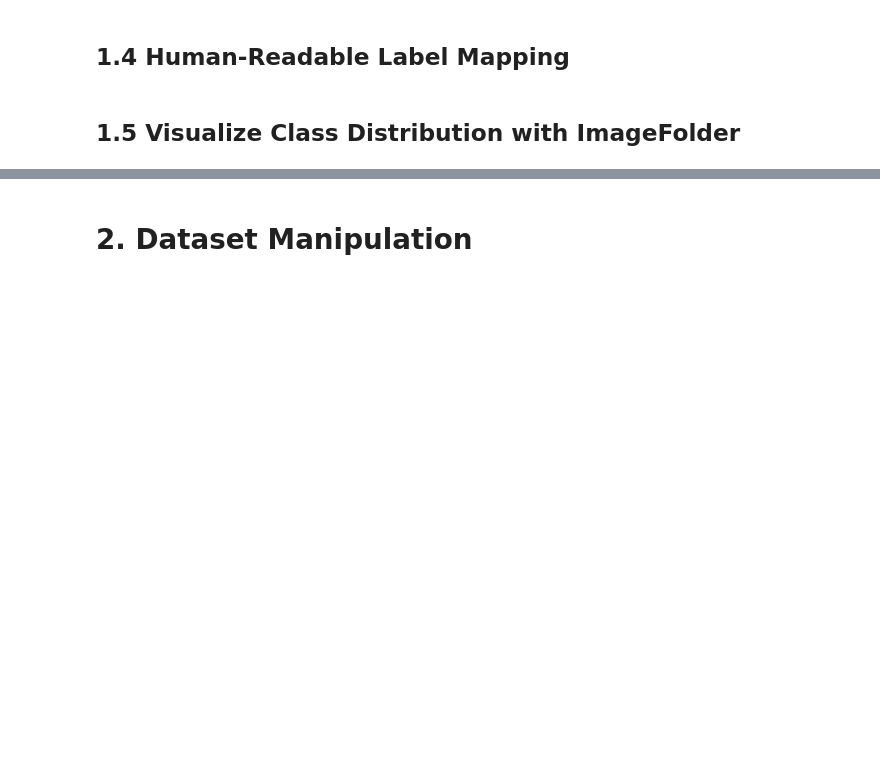
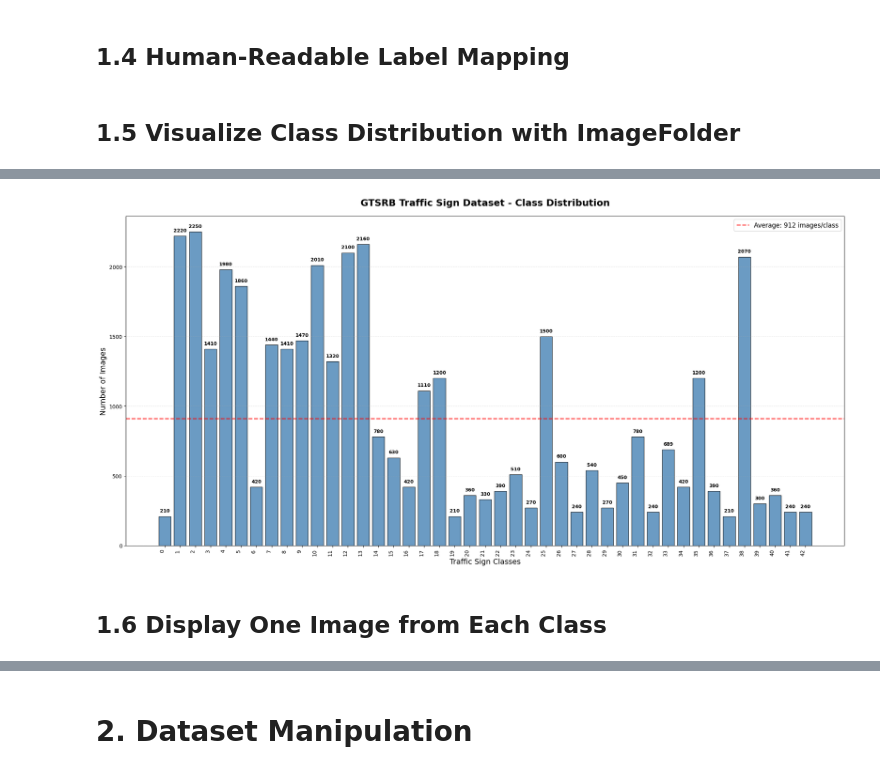
Before and after one commit to xiwei322/APS360_Project_Group9, a Jupyter notebook: traffic_sign_recognition.ipynb, the cells around one changed output, grey strips where cells are left out. Cells and saved outputs as stored; diff of their text form; code cells hidden in the pictures; blank space fills up the shorter version.

```diff
--- a/traffic_sign_recognition.ipynb
+++ b/traffic_sign_recognition.ipynb
@@ -22,7 +22,7 @@ import torch.optim as optim
 # %%
 ### Colab
 
-data_dir = "data/GTSRB/Final_Training/Images"
+data_dir = "GTSRB/Final_Training/Images"
 
 transform = transforms.Compose([
     transforms.Resize((32, 32)),  # resize all images to 32x32
@@ -110,3 +84,58 @@ plt.show()
+# %%
+import os
+import numpy as np
+import matplotlib.pyplot as plt
+
+all_folders = os.listdir(data_dir)
+class_folders = [f for f in all_folders if len(f) == 5 and f.isdigit()]
+class_folders.sort()
+
+
+# Count images in each folder
+class_counts = []
+class_numbers = []
+
+for folder in class_folders:
+    folder_path = os.path.join(data_dir, folder)
+    files = os.listdir(folder_path)
+    ppm_count = len([f for f in files if f.lower().endswith('.ppm')])
+
+    class_counts.append(ppm_count)
+    class_numbers.append(int(folder))
+
+
+# plot
+plt.figure(figsize=(20, 10))
+bars = plt.bar(range(len(class_folders)), class_counts,
+               color="steelblue", edgecolor='black', alpha=0.8)
+plt.title('GTSRB Traffic Sign Dataset - Class Distribution',
+          fontsize=18, fontweight='bold', pad=20)
+plt.xlabel('Traffic Sign Classes', fontsize=14)
+plt.ylabel('Number of Images', fontsize=14)
+plt.grid(axis='y', alpha=0.3, linestyle='--')
+plt.xticks(range(len(class_folders)), class_labels,
+           rotation=90, ha='right', fontsize=10)
+
+# Add count labels on bars
+max_height = max(class_counts) if class_counts else 0
+for i, (bar, count) in enumerate(zip(bars, class_counts)):
+    if count > max_height * 0.03:
+        plt.text(bar.get_x() + bar.get_width()/2., count + max_height*0.01,
+                f'{count}', ha='center', va='bottom', fontsize=9, fontweight='bold')
+
+# Add average line
+if class_counts:
+    avg_count = np.mean(class_counts)
+    plt.axhline(y=avg_count, color='red', linestyle='--', alpha=0.7, linewidth=2,
+               label=f'Average: {avg_count:.0f} images/class')
+    plt.legend(fontsize=12)
+
+plt.tight_layout()
+plt.show()
+# %% [output]
+[figure, added]
+# %% [markdown]
+## 1.6 Display One Image from Each Class
 # %%
 import random
 import matplotlib.pyplot as plt
```
Also changed, not shown: parts of 12 cells of this notebook, 2 other files.
